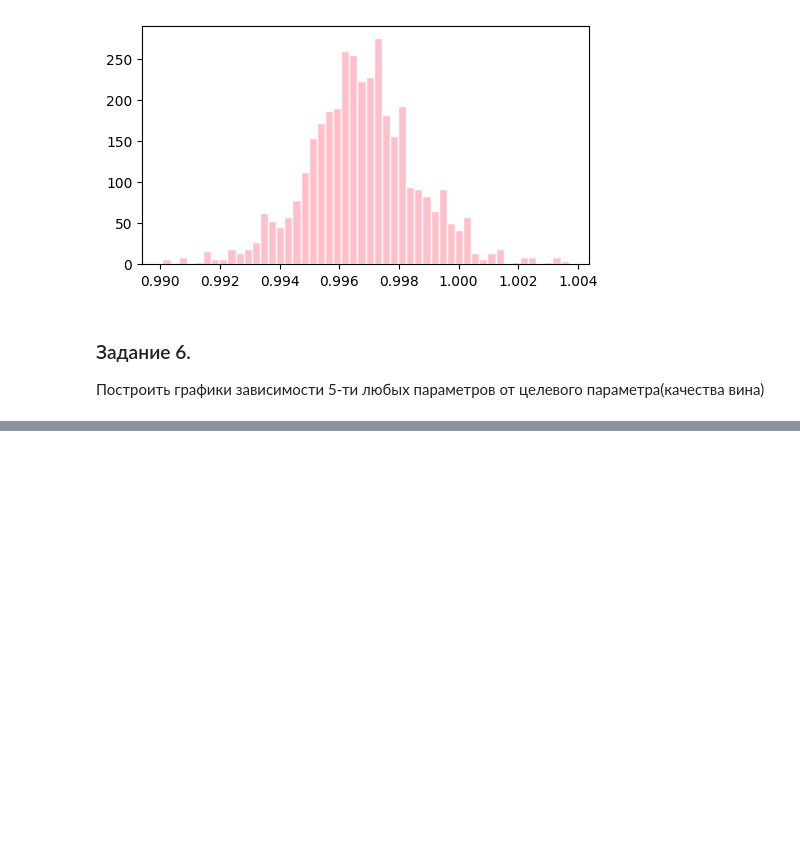
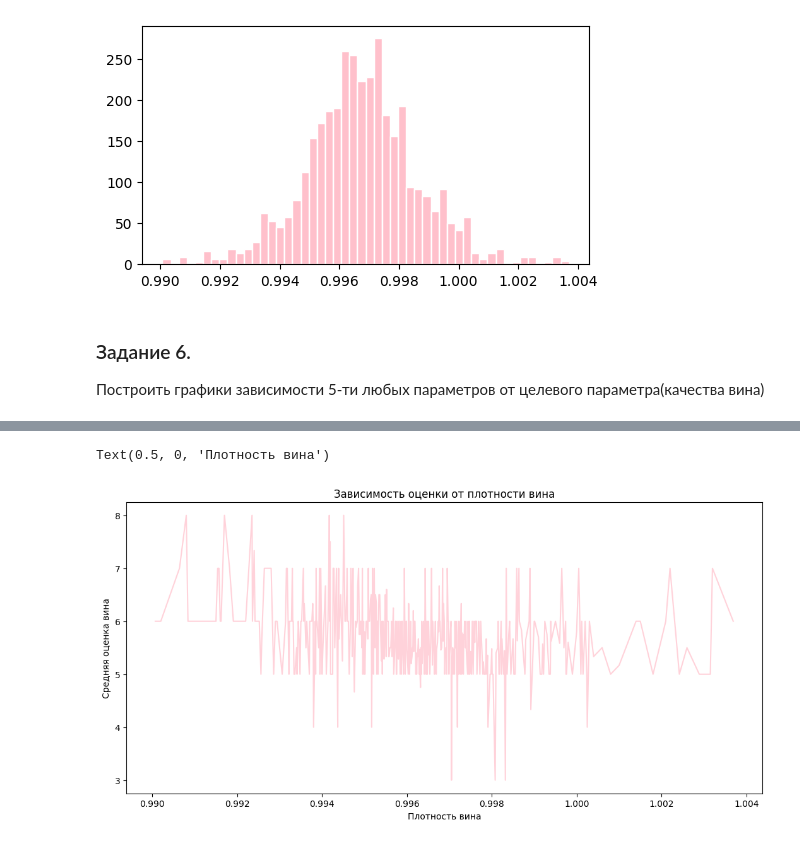
Before and after one commit to Plkhv/AI_labs, a Jupyter notebook: lab-2/Lab-02.ipynb, the cells around one changed output, grey strips where cells are left out. Drawn from its saved outputs; the diff is of its cells as text; code cells hidden in the pictures; blank space fills up the shorter version.

```diff
--- a/lab-2/Lab-02.ipynb
+++ b/lab-2/Lab-02.ipynb
@@ -231,0 +260,11 @@ plt.plot(x.loc[:,'residual sugar'], y, color='pink')
+# %%
+plt.figure(figsize=(13, 6))
+data.groupby('density')['quality'].mean().plot(kind='line', color='pink', alpha=0.7)
+plt.title('Зависимость оценки от плотности вина')
+plt.ylabel('Средняя оценка вина')
+plt.xlabel('Плотность вина')
+
+# no
+# %% [output]
+Text(0.5, 0, 'Плотность вина')
+[figure, added]
```
Also changed, not shown: parts of 5 cells of this notebook.
